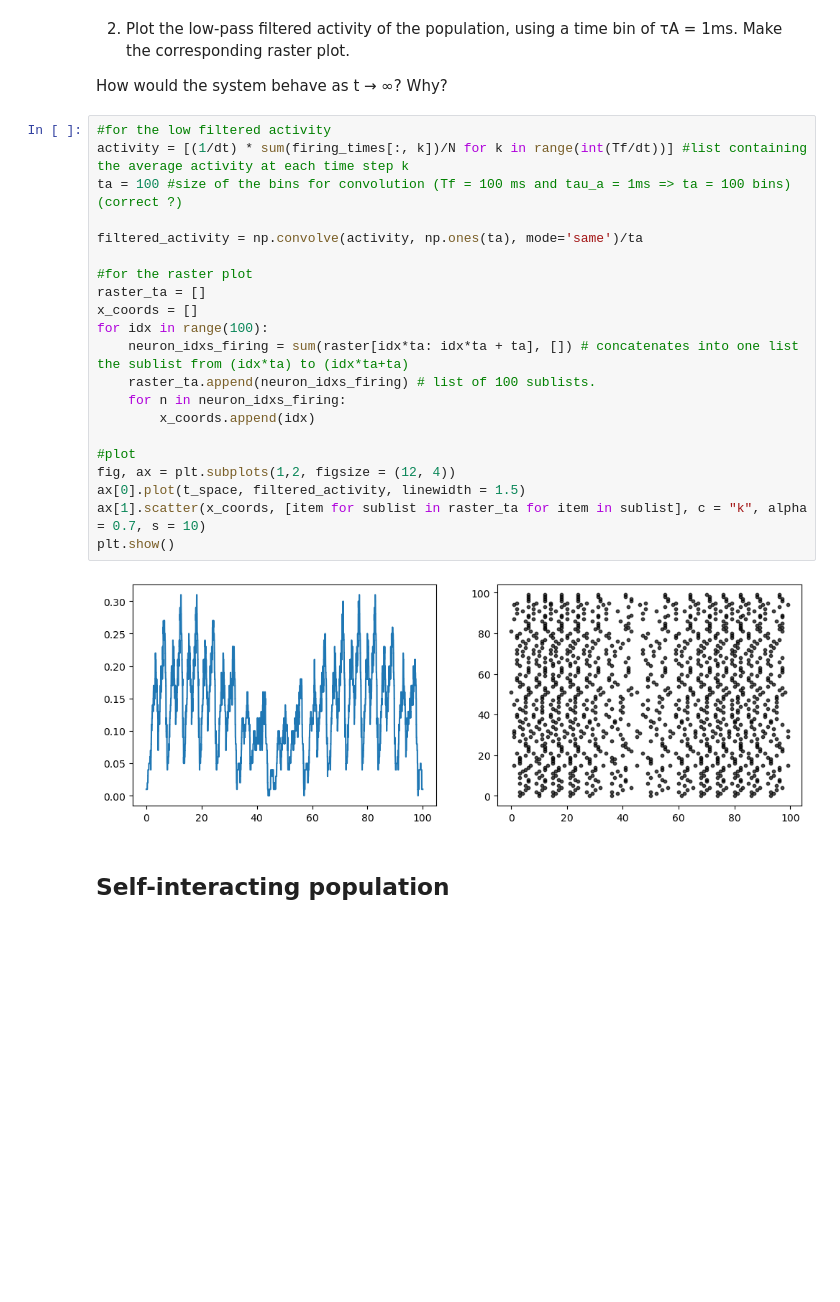
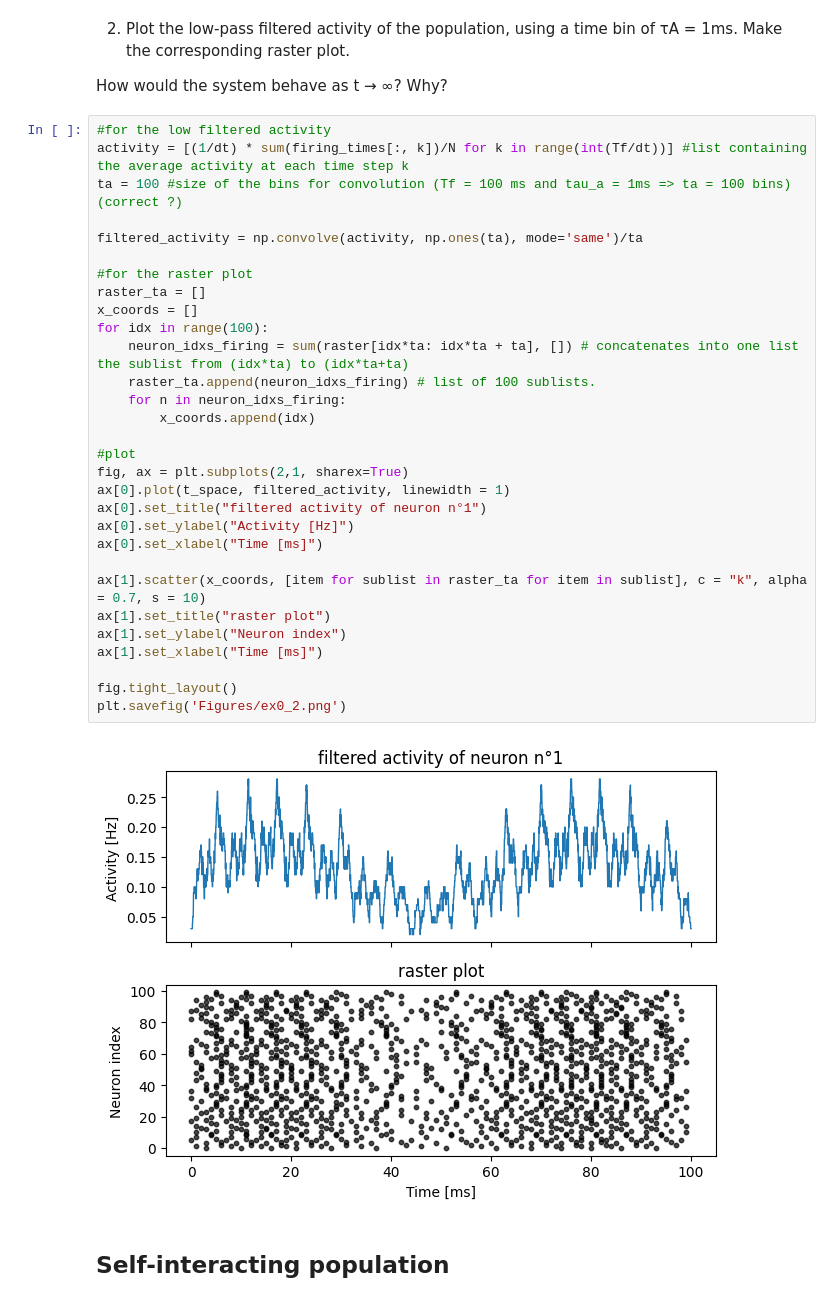
Before and after one commit to louisleger/neurodyn-MP2, a Jupyter notebook: MP2_take2.ipynb, the cells around one changed output. Cells and saved outputs as stored; diff of their text form; blank space fills up the shorter version.

```diff
--- a/MP2_take2.ipynb
+++ b/MP2_take2.ipynb
@@ -73,26 +80,35 @@ How would the system behave as t → ∞? Why?
 # %%
 #for the low filtered activity
 activity = [(1/dt) * sum(firing_times[:, k])/N for k in range(int(Tf/dt))] #list containing the average activity at each time step k
 ta = 100 #size of the bins for convolution (Tf = 100 ms and tau_a = 1ms => ta = 100 bins) (correct ?)
 
 filtered_activity = np.convolve(activity, np.ones(ta), mode='same')/ta
 
 #for the raster plot
 raster_ta = []
 x_coords = []
 for idx in range(100):
     neuron_idxs_firing = sum(raster[idx*ta: idx*ta + ta], []) # concatenates into one list the sublist from (idx*ta) to (idx*ta+ta)
     raster_ta.append(neuron_idxs_firing) # list of 100 sublists.
     for n in neuron_idxs_firing:
         x_coords.append(idx)
 
 #plot
-fig, ax = plt.subplots(1,2, figsize = (12, 4))
-ax[0].plot(t_space, filtered_activity, linewidth = 1.5)
+fig, ax = plt.subplots(2,1, sharex=True)
+ax[0].plot(t_space, filtered_activity, linewidth = 1)
+ax[0].set_title("filtered activity of neuron n°1")
+ax[0].set_ylabel("Activity [Hz]")
+ax[0].set_xlabel("Time [ms]")
+
 ax[1].scatter(x_coords, [item for sublist in raster_ta for item in sublist], c = "k", alpha = 0.7, s = 10)
-plt.show()
+ax[1].set_title("raster plot")
+ax[1].set_ylabel("Neuron index")
+ax[1].set_xlabel("Time [ms]")
+
+fig.tight_layout()
+plt.savefig('Figures/ex0_2.png')
 # %% [output]
-[figure, old version]
+[figure, new version]
 # %% [markdown]
 ## Self-interacting population
 # %%
```
Also changed, not shown: parts of 2 cells of this notebook, 3 other files.
